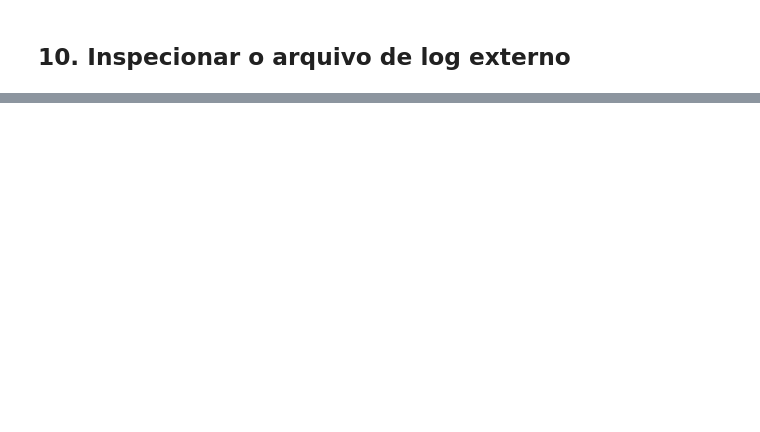
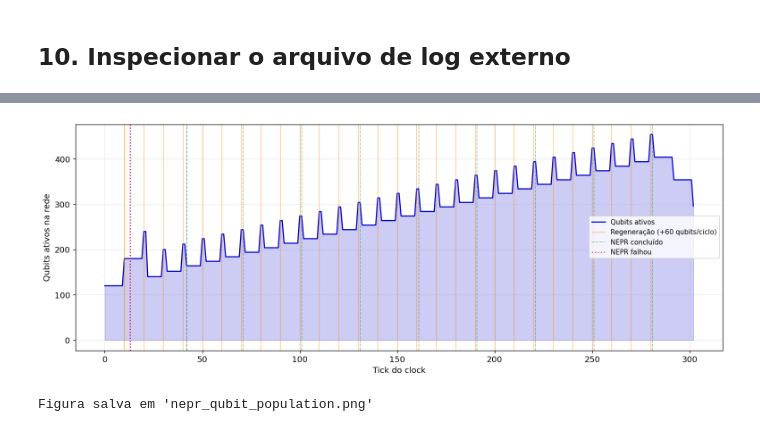
Before and after one commit to artuenric/QuantumNet, a Jupyter notebook: docs/nepr.ipynb, the cells around one changed output, grey strips where cells are left out. Cells and saved outputs as stored; diff of their text form; code cells hidden in the pictures; blank space fills up the shorter version.

```diff
--- a/docs/nepr.ipynb
+++ b/docs/nepr.ipynb
@@ -281,0 +386,53 @@ Arquivo 'nepr.log' — 7396102 linhas / 719684.5 KB
+# %%
+# ── 11.2  Ciclo de Vida dos Qubits — População Ativa no Tempo ─────────────────
+qc_per_tick = (df_v[df_v['event_type'] == 'qubit_created']['clock_tick']
+               .value_counts().sort_index())
+qe_per_tick = (df_v[df_v['event_type'] == 'qubit_expired']['clock_tick']
+               .value_counts().sort_index())
+
+max_t  = int(df_v['clock_tick'].max())
+active = 0
+pop    = []
+for t in range(max_t + 1):
+    active += int(qc_per_tick.get(t, 0))
+    active -= int(qe_per_tick.get(t, 0))
+    pop.append(active)
+
+ticks_range = np.arange(max_t + 1)
+
+fig, ax = plt.subplots(figsize=(13, 5))
+
+ax.fill_between(ticks_range, pop, alpha=0.20, color='mediumblue')
+ax.plot(ticks_range, pop, color='mediumblue', linewidth=1.5, label='Qubits ativos')
+
+# Linhas de regeneração
+for rt in regen_ticks:
+    ax.axvline(rt, color='darkorange', linewidth=0.8, alpha=0.6)
+ax.axvline(regen_ticks[0] if regen_ticks else -1,
+           color='darkorange', linewidth=0.8, alpha=0.6,
+           label=f'Regeneração (+{ROWS * COLS * config.defaults.qubit_regen_amount} qubits/ciclo)')
+
+# Linhas de eventos NEPR
+for tick in nepr_complete_ticks:
+    ax.axvline(tick, color='seagreen', linestyle='--', linewidth=1, alpha=0.5)
+if nepr_complete_ticks:
+    ax.axvline(nepr_complete_ticks[0], color='seagreen', linestyle='--',
+               linewidth=1, alpha=0.5, label='NEPR concluído')
+if nepr_failed_ticks:
+    for tick in nepr_failed_ticks:
+        ax.axvline(tick, color='crimson', linestyle=':', linewidth=1.5, alpha=0.8)
+    ax.axvline(nepr_failed_ticks[0], color='crimson', linestyle=':',
+               linewidth=1.5, alpha=0.8, label='NEPR falhou')
+
+ax.set_xlabel('Tick do clock')
+ax.set_ylabel('Qubits ativos na rede')
+ax.legend(fontsize=9)
+ax.grid(True, alpha=0.25)
+
+plt.tight_layout()
+plt.savefig('nepr_qubit_population.png', bbox_inches='tight')
+plt.show()
+print("Figura salva em 'nepr_qubit_population.png'")
+# %% [output]
+[figure, added]
+Figura salva em 'nepr_qubit_population.png'
```
Also changed, not shown: parts of 11 cells of this notebook, 2 other files.
